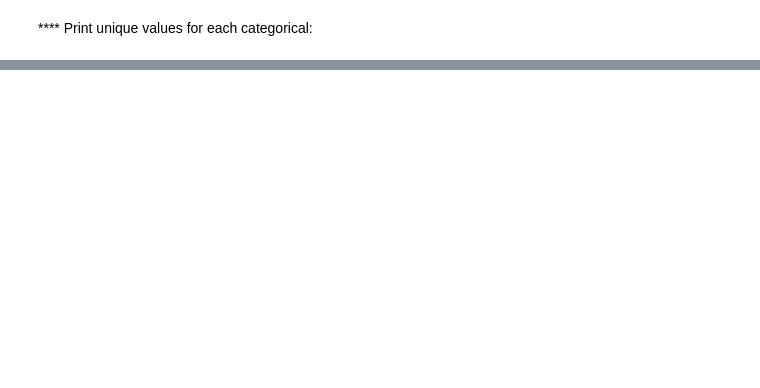
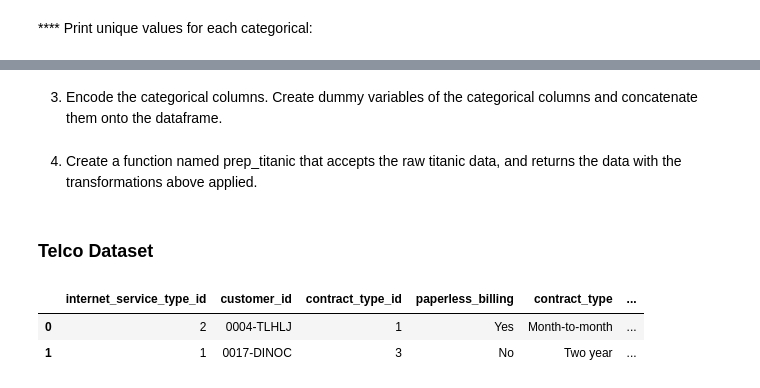
Before and after one commit to Miller-Ryan-1/classification-exercises, a Jupyter notebook: classification_exercises.ipynb, the cells around one changed output, grey strips where cells are left out. Drawn from its saved outputs; the diff is of its cells as text; code cells hidden in the pictures; blank space fills up the shorter version.

```diff
--- a/classification_exercises.ipynb
+++ b/classification_exercises.ipynb
@@ -269,0 +179,2 @@ Length: 173, dtype: int64
+# %% [markdown]
+3. Encode the categorical columns. Create dummy variables of the categorical columns and concatenate them onto the dataframe.
@@ -269,0 +185,2 @@ Length: 173, dtype: int64
+# %% [markdown]
+4. Create a function named prep_titanic that accepts the raw titanic data, and returns the data with the transformations above applied.
@@ -269,0 +195,10 @@ Length: 173, dtype: int64
+# %% [markdown]
+### Telco Dataset
+# %%
+df_telco = acquire.get_telco_data()
+pd.set_option('display.max_columns', None)
+df_telco.head(2)
+# %% [output]
+|  | internet_service_type_id | customer_id | contract_type_id | paperless_billing | contract_type | ... |
+| 0 | 2 | 0004-TLHLJ | 1 | Yes | Month-to-month | ... |
+| 1 | 1 | 0017-DINOC | 3 | No | Two year | ... |
```
Also changed, not shown: parts of 56 cells of this notebook, 1 other file.
